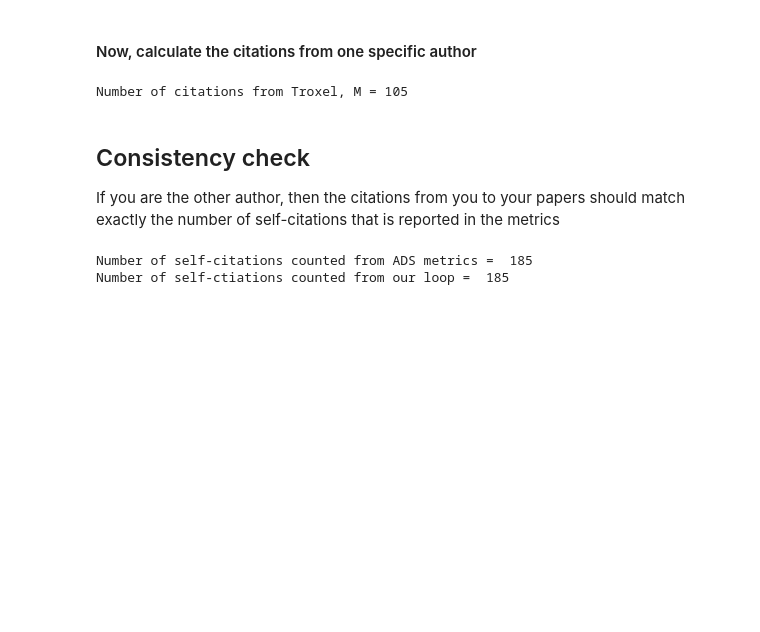
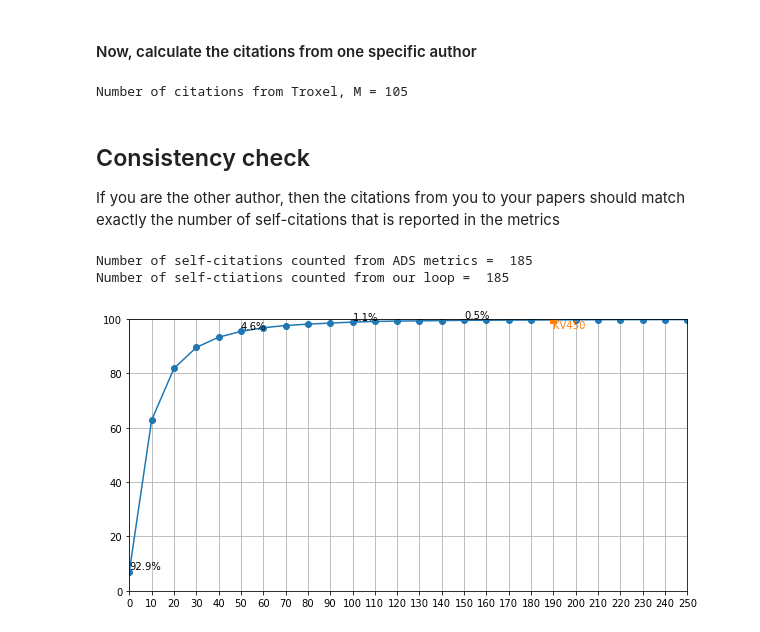
Before and after one commit to arunkannawadi/independent-citation-counter, a Jupyter notebook: ads.ipynb, the cells around one changed output. Saved outputs shown, nothing was run; the diff lists cells and outputs as text; code cells hidden in the pictures; blank space fills up the shorter version.

```diff
--- a/ads.ipynb
+++ b/ads.ipynb
@@ -16,6 +17,6 @@ To obtain an API key, you need to be logged in to your ADS account. Sign up for
 # %%
 ## Configuration
-token="yOuR-kEy-HeRe"
+token = getpass("Enter your 40-character ADS API key: ")
 headers={'Authorization': 'Bearer ' + token}
 
 check_orcid = True
@@ -263,0 +301,20 @@ Number of self-ctiations counted from our loop =  185
+# %%
+import numpy as np
+import matplotlib
+%matplotlib inline
+import matplotlib.pyplot as plt
+X = range(0, 510, 10)
+Y = 100*np.cumsum(count_bins)/np.sum(count_bins)
+plt.figure(figsize=(10,5))
+plt.plot(X, Y,'o-')
+for i,(x,y) in enumerate(zip(X,Y)):
+	if not i in [0, 5, 10, 15]: continue
+	plt.text(x,y,str(round(100-y,1))+'%', ha='left', va='bottom')
+plt.plot(X[19], Y[19],'s', color='C1')
+plt.annotate(text="KV450", xy=(X[19], Y[19]), va='top', ha='left', color='C1')
+plt.xticks(X)
+plt.xlim([0,250])
+plt.ylim([0.0,100.0])
+plt.grid(True, which='major')
+# %% [output]
+[figure, added]
```
Also changed, not shown: parts of 12 cells of this notebook.
